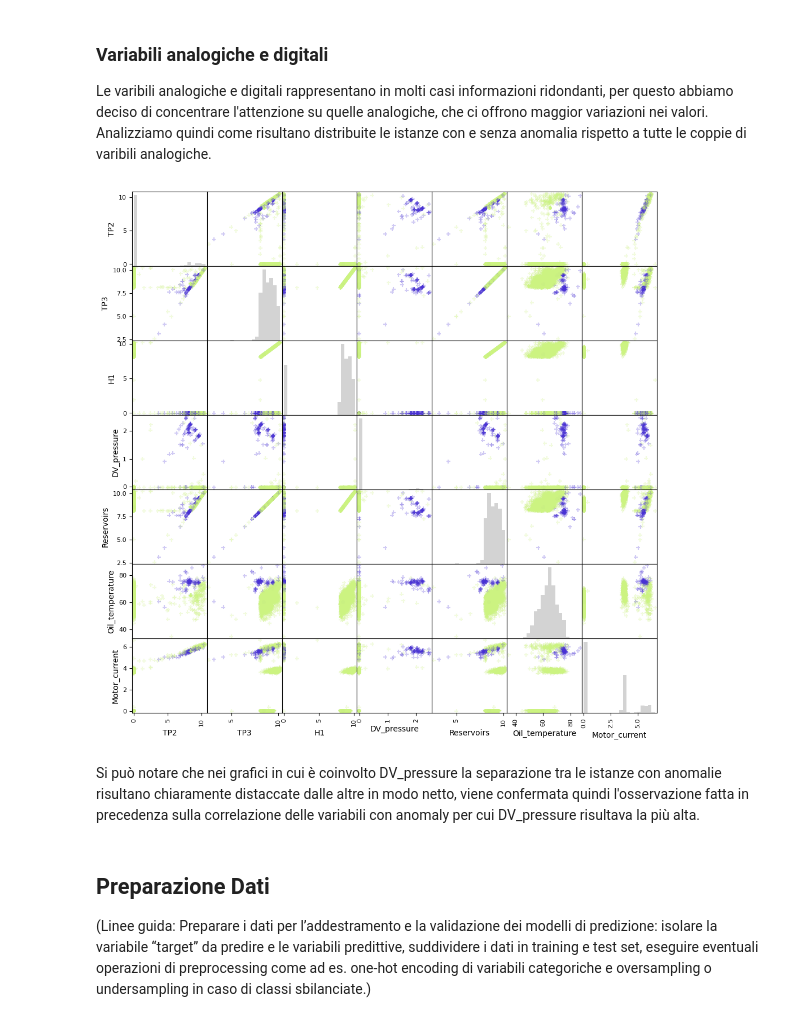
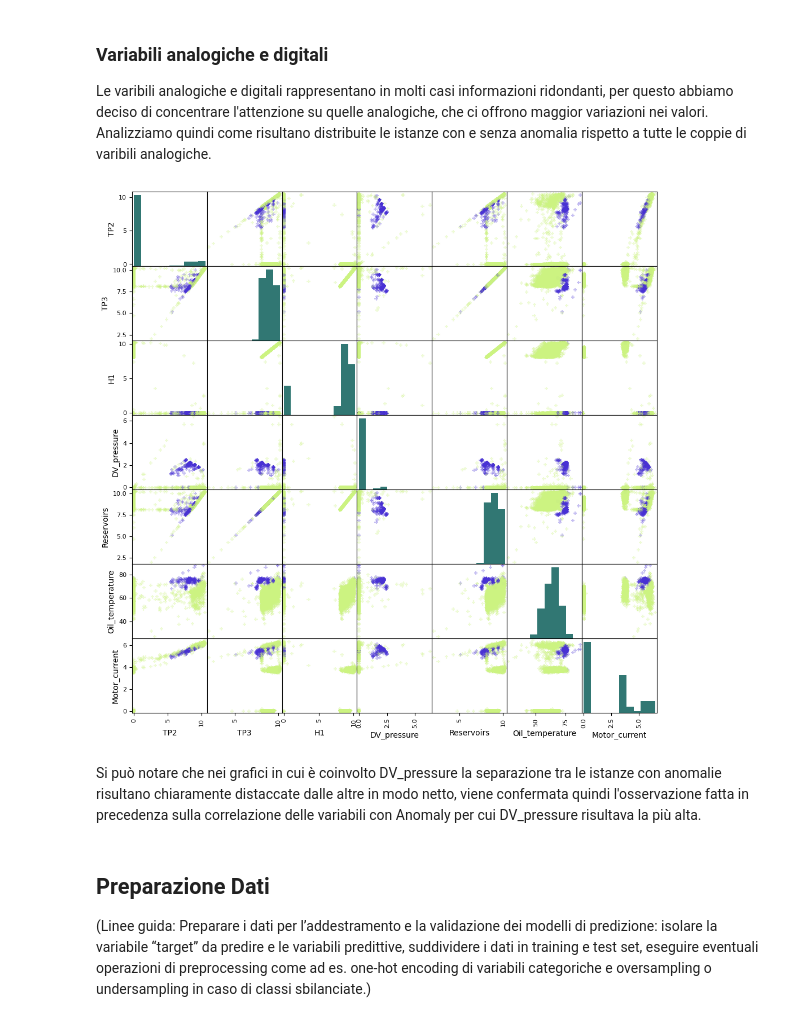
Before and after one commit to AlessandroSciarrillo/DIA-project, a Jupyter notebook: test_metro3.ipynb, the cells around one changed output. Saved outputs shown, nothing was run; the diff lists cells and outputs as text; code cells hidden in the pictures.

```diff
--- a/test_metro3.ipynb
+++ b/test_metro3.ipynb
@@ -54,9 +54,9 @@ types = {
     "Caudal_impulses":  np.uint8
 }
 
-dataset_full = pd.read_csv(file_data_set_name, sep=",", dtype=types, parse_dates=["timestamp"])
+df_full = pd.read_csv(file_data_set_name, sep=",", dtype=types, parse_dates=["timestamp"])
 
-dataset_full.head()
+df_full.head()
 # %% [output]
 |  | Unnamed: 0 | timestamp | TP2 | TP3 | H1 | DV_pressure | Reservoirs | Oil_temperature | ... |
 | 0 | 0 | 2020-02-01 00:00:00 | -0.012 | 9.358 | 9.340 | -0.024 | 9.358 | 53.600 | ... |
@@ -68,9 +68,9 @@ dataset_full.head()
 ### Prima fase di pulizia dei dati
 Rimuoviamo la prima colonna, in quanto contiene degli identificatori non informativi per il nostro scopo e impostiamo il timestamp come indice.
 # %%
-dataset = dataset_full.drop(dataset_full.columns[[0]], axis=1)
-dataset.set_index(["timestamp"],  inplace=True)
-dataset.head()
+df = df_full.drop(df_full.columns[[0]], axis=1)
+df.set_index(["timestamp"],  inplace=True)
+df.head()
 # %% [output]
 |  | TP2 | TP3 | H1 | DV_pressure | Reservoirs | Oil_temperature | Motor_current | COMP | ... |
 | timestamp |  |  |  |  |  |  |  |  | ... |
@@ -116,16 +116,16 @@ Definiamo quindi una nuova varibile binaria "anomaly" con avrà valore 1 per le
 
 (2): https://ieeexplore.ieee.org/document/9564181
 # %%
-dataset["anomaly"] = 0
+df["Anomaly"] = 0
 
 def set_anomaly(anomaly_intervals):
-    anomaly = dataset["anomaly"].copy()
+    anomaly = df["Anomaly"].copy()
     for s, e in anomaly_intervals:
         start = [int(st) for st in s.split(',')]
         end   = [int(en) for en in e.split(',')]
-        anomaly_interval = (dataset.index >= datetime.datetime(*start)) & (dataset.index <= datetime.datetime(*end))
+        anomaly_interval = (df.index >= datetime.datetime(*start)) & (df.index <= datetime.datetime(*end))
         anomaly[anomaly_interval] = 1
-    dataset["anomaly"] = anomaly
+    df["Anomaly"] = anomaly
 
 anomaly_intervals = [
     ('2020,4,12,11,50,0',   '2020,4,12,23,30,0'),
@@ -153,6 +153,6 @@ anomaly_intervals = [
 
 set_anomaly(anomaly_intervals)
 
-mask = (dataset.index > datetime.datetime(2020, 5, 18, 4, 59, 0)) & (dataset.index <= datetime.datetime(2020, 5, 18, 5, 1, 0))
-dataset[mask].loc[:, "anomaly":]
+mask = (df.index > datetime.datetime(2020, 5, 18, 4, 59, 0)) & (df.index <= datetime.datetime(2020, 5, 18, 5, 1, 0))
+df[mask].loc[:, "Anomaly":]
 # %% [output]
@@ -173,8 +173,8 @@ dataset[mask].loc[:, "anomaly":]
 # %% [markdown]
 Dato che il labeling sulle anomalia è stato svolto in un periodo più ristretto rispetto a quello dataset intero, consideriamo i dati relativi solo a quel periodo (Aprile-Luglio 2020)
 # %%
-dataset = dataset[ (dataset.index.date >= datetime.date(2020, 4, 1)) & (dataset.index.date < datetime.date(2020, 8, 1)) ]
-print("Data di inizio del periodo di interesse:", dataset.index.min(), "\nData di fine del periodo di interesse:\t", dataset.index.max())
+df = df[ (df.index.date >= datetime.date(2020, 4, 1)) & (df.index.date < datetime.date(2020, 8, 1)) ]
+print("Data di inizio del periodo di interesse:", df.index.min(), "\nData di fine del periodo di interesse:\t", df.index.max())
 # %% [output]
 Data di inizio del periodo di interesse: 2020-04-01 00:00:09
 Data di fine del periodo di interesse:   2020-07-31 23:59:52
@@ -280,20 +283,20 @@ Le varibili analogiche e digitali rappresentano in molti casi informazioni ridon
 </br>
 Analizziamo quindi come risultano distribuite le istanze con e senza anomalia rispetto a tutte le coppie di varibili analogiche.
 # %%
-class_colors_map = {0:'#CCF381', 1:'#4831D4'}
+digital = ["COMP", "DV_eletric", "Towers", "MPG", "LPS", "Pressure_switch", "Oil_level", "Caudal_impulses"]
 
-sample = dataset.sample(2000)
-_ = pd.plotting.scatter_matrix(sample.drop(["COMP", "DV_eletric", "Towers", "MPG", "LPS", "Pressure_switch", "Oil_level", "Caudal_impulses", "anomaly"], axis=1),
-                               c=sample["anomaly"].map(class_colors_map),
-                               alpha=0.25,
+sample = df.sample(5000)
+pd.plotting.scatter_matrix(sample.drop([*digital, "Anomaly"], axis=1),
+                               c=sample["Anomaly"].map({0:'#CCF381', 1:'#4831D4'}),
+                               alpha=0.3,
                                figsize=(12,12),
                                marker="+",
-                               s=25,
-                               hist_kwds={"bins": 20, "color": "lightgray"})
+                               s=20,
+                               hist_kwds={"bins": 10, "color": "#317773"});
 # %% [output]
-[figure, old version]
+[figure, new version]
 # %% [markdown]
-Si può notare che nei grafici in cui è coinvolto DV_pressure la separazione tra le istanze con anomalie risultano chiaramente distaccate dalle altre in modo netto, viene confermata quindi l'osservazione fatta in precedenza sulla correlazione delle variabili con anomaly per cui DV_pressure risultava la più alta.
+Si può notare che nei grafici in cui è coinvolto DV_pressure la separazione tra le istanze con anomalie risultano chiaramente distaccate dalle altre in modo netto, viene confermata quindi l'osservazione fatta in precedenza sulla correlazione delle variabili con Anomaly per cui DV_pressure risultava la più alta.
 # %% [markdown]
 ## Preparazione Dati
 (Linee guida: Preparare i dati per l’addestramento e la validazione dei modelli di predizione: isolare la variabile “target”
```
Also changed, not shown: parts of 34 cells of this notebook.
